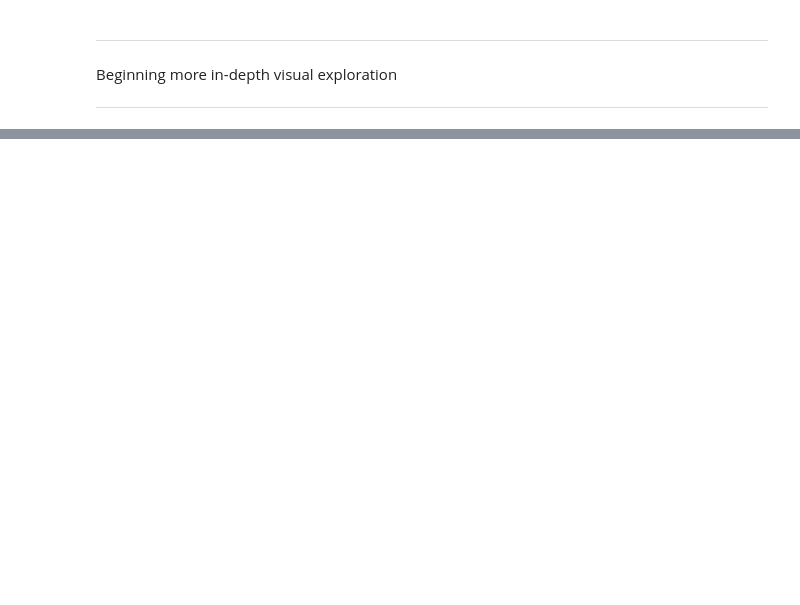
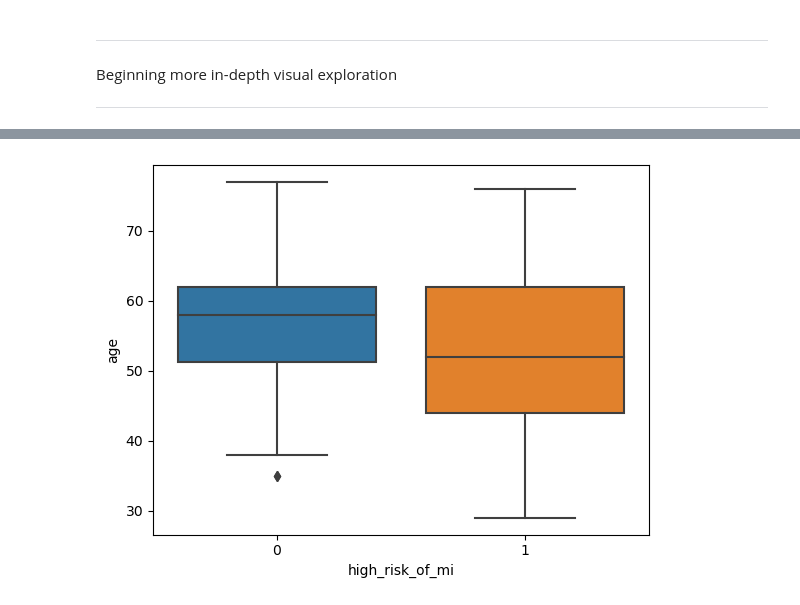
Before and after one commit to stephen-c-perry/Heart-Attack-Individual-Project, a Jupyter notebook: explore.ipynb, the cells around one changed output, grey strips where cells are left out. Saved outputs shown, nothing was run; the diff lists cells and outputs as text; code cells hidden in the pictures; blank space fills up the shorter version.

```diff
--- a/explore.ipynb
+++ b/explore.ipynb
@@ -67,0 +91,26 @@ Beginning more in-depth visual exploration
+# %%
+#plot all continuous variables against output
+
+categorical = ['sex', 'chest_pain_type', 'rest_ecg',
+                'exercise_induced_angina', 'st_slope',
+                'defect_type', 'fasting_blood_sugar>120',
+                'num_major_blood_vessels']
+
+continuous = []
+
+target = 'high_risk_of_mi'
+
+for col in train.columns:
+    if col not in categorical:
+        continuous.append(col)
+
+#removing target variable from continuous list
+continuous = continuous[:1]
+# %%
+continuous = continuous[:1]
+# %%
+for col in continuous:
+    sns.boxplot(data = train, x= target, y= col)
+    plt.show()
+# %% [output]
+[figure, added]
```
Also changed, not shown: parts of 29 cells of this notebook, 5 other files.
